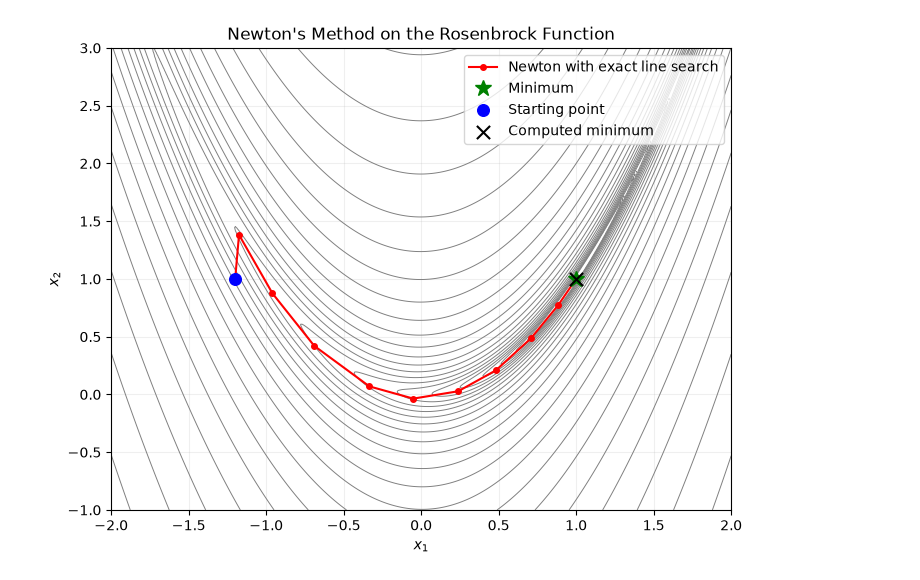
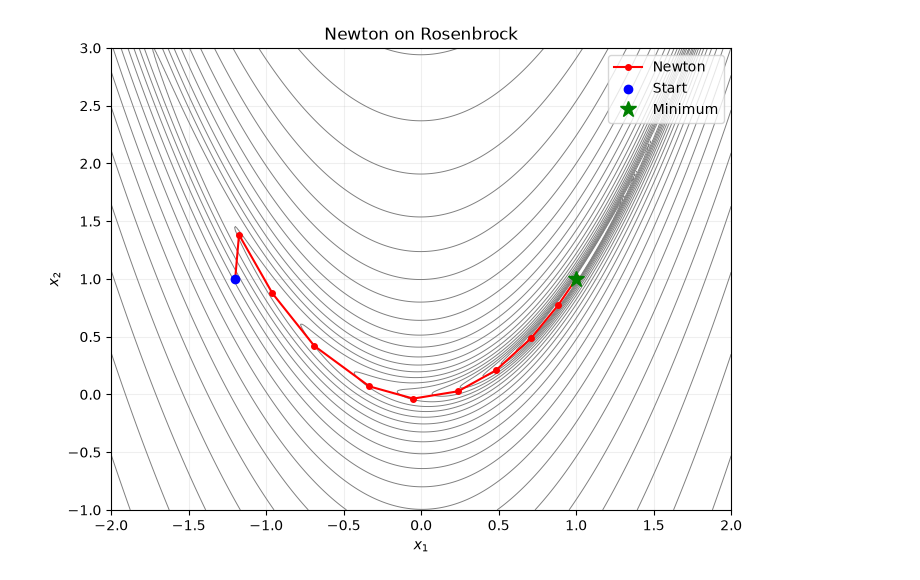
Before and after one commit to NightingaleCen/FMNN25, a Jupyter notebook: project3/main.ipynb, the cells around one changed output. Drawn from its saved outputs; the diff is of its cells as text; code cells hidden in the pictures.

```diff
--- a/project3/main.ipynb
+++ b/project3/main.ipynb
@@ -20,9 +21,14 @@ test/example use
 # %%
+def objective(x):
+    return (x[0] - 1)**2 + (x[1] - 2)**2
+
+
+def gradient(x):
+    return np.array([2 * (x[0] - 1), 2 * (x[1] - 2)])
+
+
 problem = OptimizationProblem(objective, gradient)
-
-x = np.array([0.0, 0.0])
-
-print(problem.objective(x))
-print(problem.gradient(x))
-print(problem(x))
+x = np.zeros(2)
+print("f(x):", problem(x))
+print("g(x):", problem.gradient(x))
 # %% [output]
@@ -121,57 +118,16 @@ Iterations: 13
 # %%
-import matplotlib.pyplot as plt
-from matplotlib.colors import LogNorm
-
-# Grid for Rosenbrock contour plot
-x = np.linspace(-2, 2, 400)
-y = np.linspace(-1, 3, 400)
-X, Y = np.meshgrid(x, y)
-
+X, Y = np.meshgrid(np.linspace(-2, 2, 400), np.linspace(-1, 3, 400))
 Z = 100 * (Y - X**2)**2 + (1 - X)**2
-
-# Optimization history
+levels = np.logspace(-1, 3.5, 25)
 history = rosenbrock_history
 
-plt.figure(figsize=(8, 6))
-
-plt.contour(
-    X, Y, Z,
-    levels=np.logspace(-1, 3.5, 25),
-    norm=LogNorm(),
-    colors="gray",
-    linewidths=0.7
-)
-
-plt.plot(
-    history[:, 0],
-    history[:, 1],
-    "o-",
-    color="red",
-    markersize=4,
-    label="Newton with exact line search"
-)
-
-plt.plot(1, 1, "g*", markersize=12, label="Minimum")
-
-plt.xlabel("$x_1$")
-plt.ylabel("$x_2$")
-plt.title("Newton's Method on the Rosenbrock Function")
-plt.scatter(
-    history[0, 0], history[0, 1],
-    color="blue", s=70, zorder=5,
-    label="Starting point"
-)
-
-plt.scatter(
-    history[-1, 0], history[-1, 1],
-    marker="x", color="black", s=90, zorder=6,
-    label="Computed minimum"
-)
-plt.legend()
-plt.grid(alpha=0.2)
+fig, ax = plt.subplots(figsize=(8, 6))
+ax.contour(X, Y, Z, levels=levels, norm=LogNorm(), colors="gray", linewidths=0.7)
+ax.plot(history[:, 0], history[:, 1], "o-", color="red", markersize=4, label="Newton")
+ax.scatter(*history[0], color="blue", zorder=3, label="Start")
+ax.plot(1, 1, "g*", markersize=12, label="Minimum")
+ax.set(xlabel=r"$x_1$", ylabel=r"$x_2$", title="Newton on Rosenbrock")
+ax.legend()
+ax.grid(alpha=0.2)
 plt.show()
-
-print("Iterations:", len(history) - 1)
-print("Computed minimum:", history[-1])
-print("Final function value:", rosenbrock(history[-1]))
 # %% [output]
@@ -181 +134 @@ Final function value: 1.0145374453583288e-23
-[figure, old version]
+[figure, new version]
```
Also changed, not shown: parts of 32 cells of this notebook, 2 other files.
